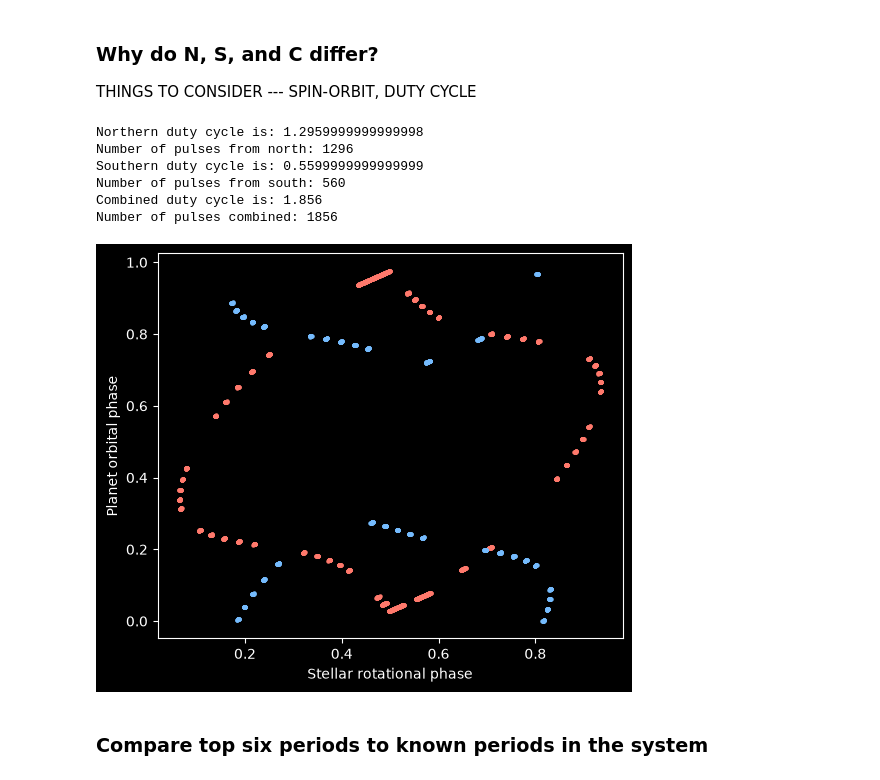
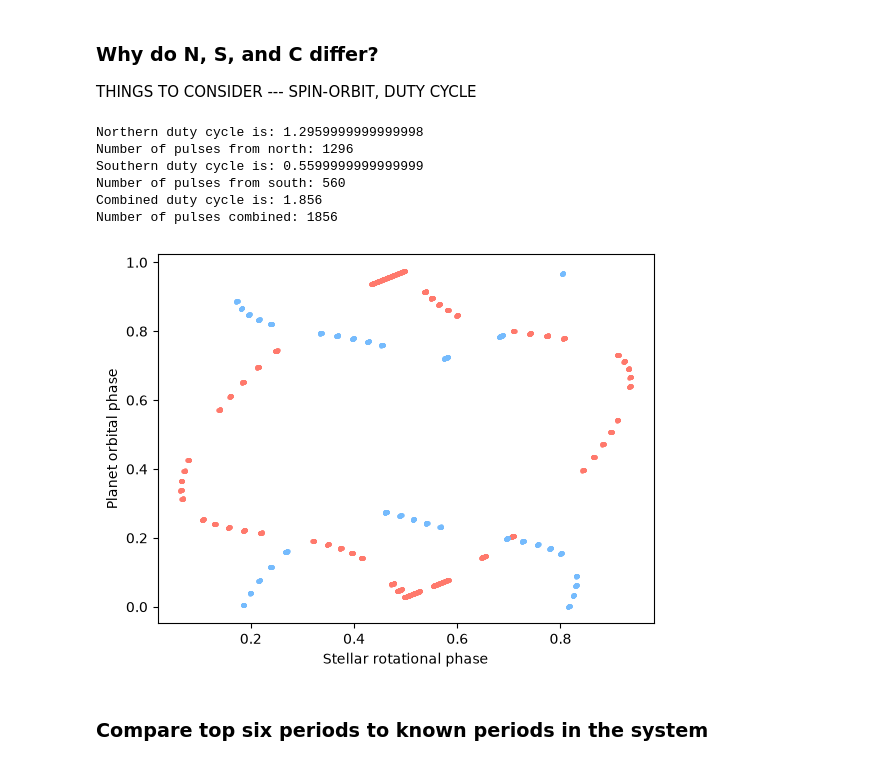
Before and after one commit to KSmithyy/Lorentz, a Jupyter notebook: solutions.ipynb, the cells around one changed output. Saved outputs shown, nothing was run; the diff lists cells and outputs as text; code cells hidden in the pictures.

```diff
--- a/solutions.ipynb
+++ b/solutions.ipynb
@@ -402,46 +396,34 @@ print('Number of pulses from north:', len(times_on_N))
 times_on_S = times[S==1]
 S_planet_phase = (times_on_S/P_p) % 1
 S_star_phase = (times_on_S/P_s) % 1
 
 duty_cycle_S = (len(times_on_S)/len(times))*100
 print('Southern duty cycle is:', duty_cycle_S)
 print('Number of pulses from south:', len(times_on_S))
 
 times_on_C = times[C==1]
 C_planet_phase = (times_on_C/P_p) % 1
 C_star_phase = (times_on_C/P_s) % 1
 
 duty_cycle_C = (len(times_on_C)/len(times))*100
 print('Combined duty cycle is:', duty_cycle_C)
 print('Number of pulses combined:', len(times_on_C))
 
 
 
-fig = plt.subplots(1, figsize = (6, 5), facecolor='k')
-ax = plt.gca()
-ax.set_facecolor('black')
-ax.spines['bottom'].set_color('white')
-ax.spines['top'].set_color('white')
-ax.spines['left'].set_color('white')
-ax.spines['right'].set_color('white')
-ax.xaxis.label.set_color('white')
-ax.yaxis.label.set_color('white')
-ax.tick_params(axis='x', colors='white')
-ax.tick_params(axis='y', colors='white')
-
 plt.scatter(N_star_phase, N_planet_phase, marker='.', c='xkcd:salmon', s=20, rasterized=True)
 plt.scatter(S_star_phase, S_planet_phase, marker='.', c='xkcd:sky blue', s=20, rasterized=True)
 plt.xlabel('Stellar rotational phase')
 plt.ylabel('Planet orbital phase')
 plt.show()
 # %% [output]
 Northern duty cycle is: 1.2959999999999998
 Number of pulses from north: 1296
 Southern duty cycle is: 0.5599999999999999
 Number of pulses from south: 560
 Combined duty cycle is: 1.856
 Number of pulses combined: 1856
-[figure, old version]
+[figure, new version]
 # %% [markdown]
 ### Compare top six periods to known periods in the system
 # %%
```
Also changed, not shown: parts of 11 cells of this notebook, 3 other files.
